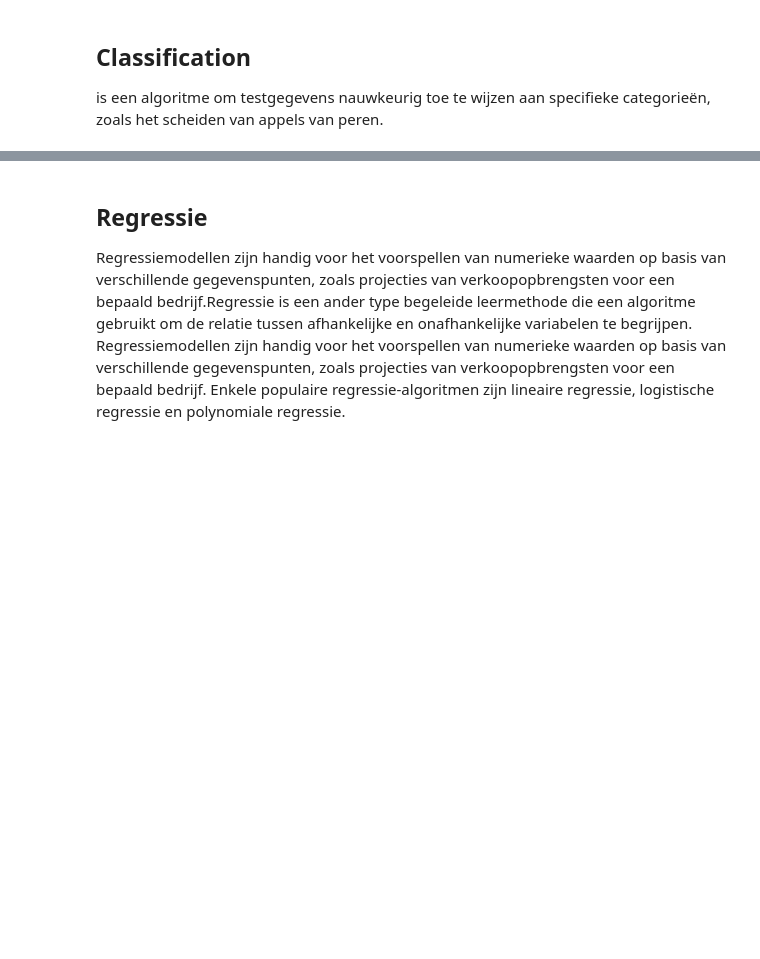
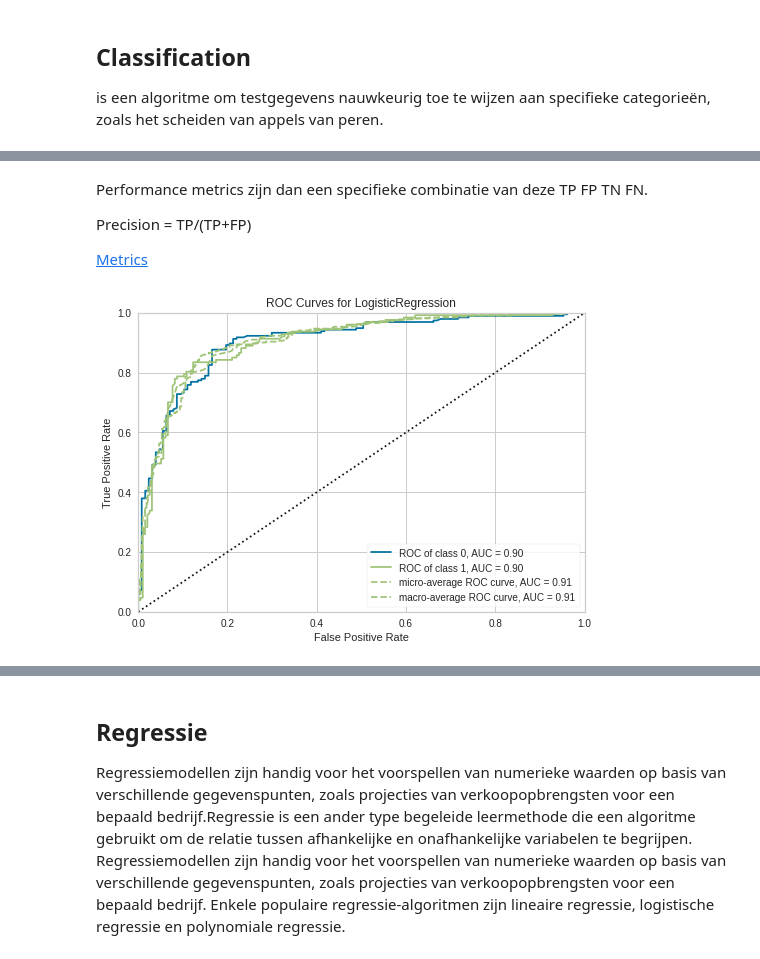
Before and after one commit to vectrconsulting/mlcourse, a Jupyter notebook: modeltrain.ipynb, the cells around one changed output, grey strips where cells are left out. Cells and saved outputs as stored; diff of their text form; code cells hidden in the pictures; blank space fills up the shorter version.

```diff
--- a/modeltrain.ipynb
+++ b/modeltrain.ipynb
@@ -111,0 +170,10 @@ is een algoritme om testgegevens nauwkeurig toe te wijzen aan specifieke categor
+# %% [markdown]
+Performance metrics zijn dan een specifieke combinatie van deze TP FP TN FN.
+
+Precision = TP/(TP+FP)
+
+[Metrics](https://towardsdatascience.com/performance-metrics-confusion-matrix-precision-recall-and-f1-score-a8fe076a2262)
+# %%
+plot_model(lr)
+# %% [output]
+[figure, added]
```
Also changed, not shown: parts of 10 cells of this notebook, 12 other files.
